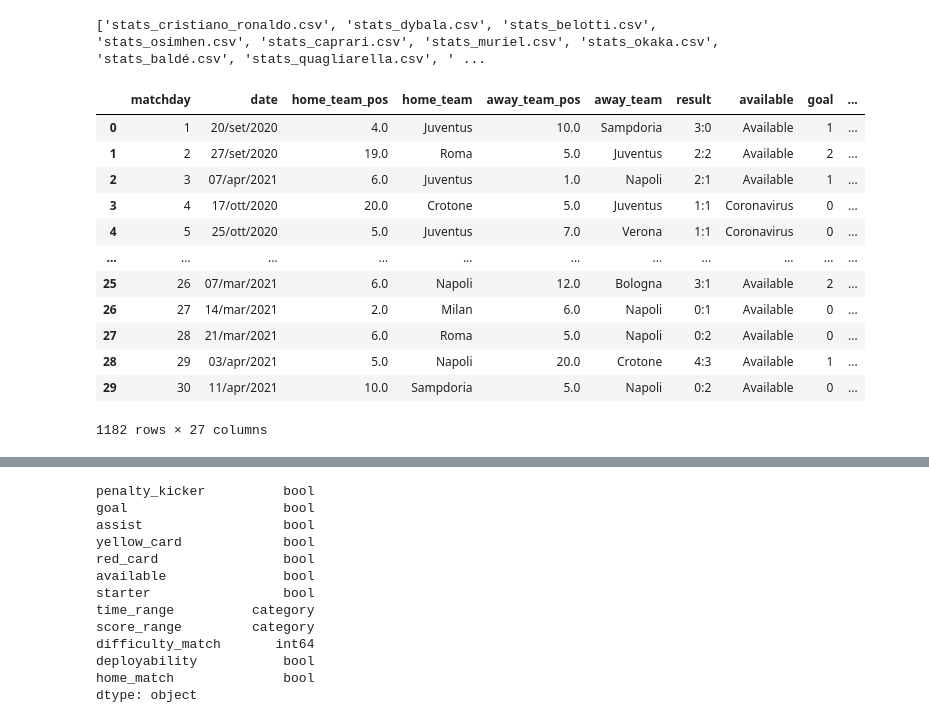
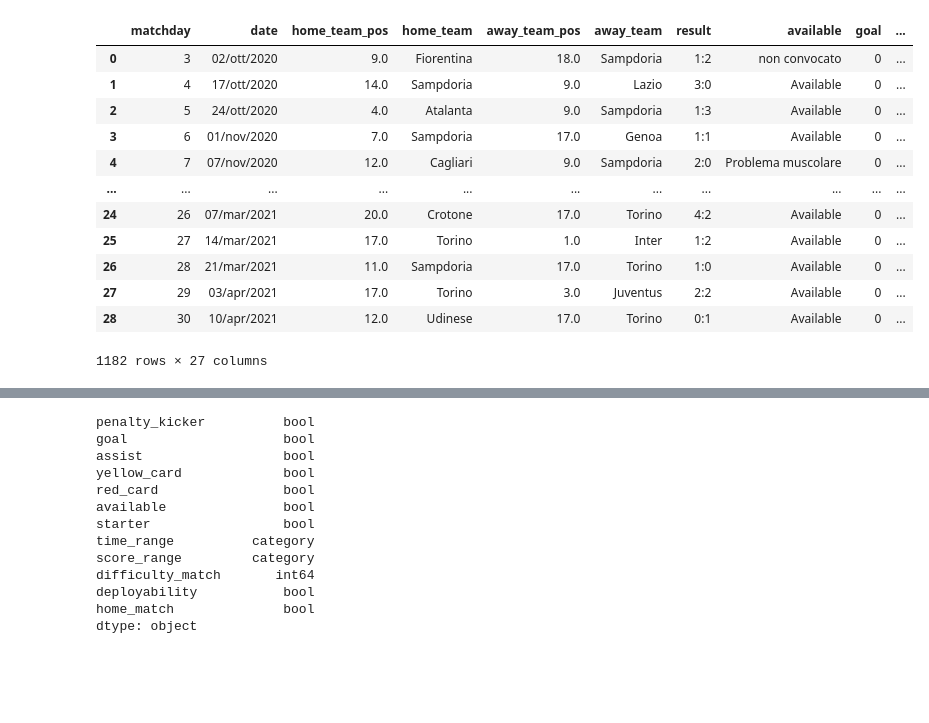
Before and after one commit to SalvoPisciotta/FantaBayesianNet, a Jupyter notebook: src/FantaBayesianNet.ipynb, the cells around one changed output, grey strips where cells are left out. Cells and saved outputs as stored; diff of their text form; code cells hidden in the pictures; blank space fills up the shorter version.

```diff
--- a/src/FantaBayesianNet.ipynb
+++ b/src/FantaBayesianNet.ipynb
@@ -78,29 +72,31 @@ Resolving deltas: 100% (179/179), done.
 # %%
-list_file = os.listdir()
-print(list_file)
+list_files = sorted(
+    [
+        os.path.join(data_dir, fname)
+        for fname in os.listdir(data_dir)
+        if fname.endswith(".csv")
+    ]
+)
 
-list_file.remove('players.json')
-#print(list_file)
 
 players = []
 
-for file in list_file:
+for file in list_files:
   players.append(pd.read_csv(file))
 
 df = pd.concat(players)
 df
 # %% [output]
+|  | matchday | date | home_team_pos | home_team | away_team_pos | away_team | result | available | goal | ... |
+| 0 | 3 | 02/ott/2020 | 9.0 | Fiorentina | 18.0 | Sampdoria | 1:2 | non convocato | 0 | ... |
+| 1 | 4 | 17/ott/2020 | 14.0 | Sampdoria | 9.0 | Lazio | 3:0 | Available | 0 | ... |
+| 2 | 5 | 24/ott/2020 | 4.0 | Atalanta | 9.0 | Sampdoria | 1:3 | Available | 0 | ... |
+| 3 | 6 | 01/nov/2020 | 7.0 | Sampdoria | 17.0 | Genoa | 1:1 | Available | 0 | ... |
+| 4 | 7 | 07/nov/2020 | 12.0 | Cagliari | 9.0 | Sampdoria | 2:0 | Problema muscolare | 0 | ... |
+| ... | ... | ... | ... | ... | ... | ... | ... | ... | ... | ... |
+| 24 | 26 | 07/mar/2021 | 20.0 | Crotone | 17.0 | Torino | 4:2 | Available | 0 | ... |
+| 25 | 27 | 14/mar/2021 | 17.0 | Torino | 1.0 | Inter | 1:2 | Available | 0 | ... |
+| 26 | 28 | 21/mar/2021 | 11.0 | Sampdoria | 17.0 | Torino | 1:0 | Available | 0 | ... |
+| 27 | 29 | 03/apr/2021 | 17.0 | Torino | 3.0 | Juventus | 2:2 | Available | 0 | ... |
+| 28 | 30 | 10/apr/2021 | 12.0 | Udinese | 17.0 | Torino | 0:1 | Available | 0 | ... |
-['stats_cristiano_ronaldo.csv', 'stats_dybala.csv', 'stats_belotti.csv', 'stats_osimhen.csv', 'stats_caprari.csv', 'stats_muriel.csv', 'stats_okaka.csv', 'stats_baldé.csv', 'stats_quagliarella.csv', ' ...
+1182 rows × 27 columns
-|  | matchday | date | home_team_pos | home_team | away_team_pos | away_team | result | available | goal | ... |
-| 0 | 1 | 20/set/2020 | 4.0 | Juventus | 10.0 | Sampdoria | 3:0 | Available | 1 | ... |
-| 1 | 2 | 27/set/2020 | 19.0 | Roma | 5.0 | Juventus | 2:2 | Available | 2 | ... |
-| 2 | 3 | 07/apr/2021 | 6.0 | Juventus | 1.0 | Napoli | 2:1 | Available | 1 | ... |
-| 3 | 4 | 17/ott/2020 | 20.0 | Crotone | 5.0 | Juventus | 1:1 | Coronavirus | 0 | ... |
-| 4 | 5 | 25/ott/2020 | 5.0 | Juventus | 7.0 | Verona | 1:1 | Coronavirus | 0 | ... |
-| ... | ... | ... | ... | ... | ... | ... | ... | ... | ... | ... |
-| 25 | 26 | 07/mar/2021 | 6.0 | Napoli | 12.0 | Bologna | 3:1 | Available | 2 | ... |
-| 26 | 27 | 14/mar/2021 | 2.0 | Milan | 6.0 | Napoli | 0:1 | Available | 0 | ... |
-| 27 | 28 | 21/mar/2021 | 6.0 | Roma | 5.0 | Napoli | 0:2 | Available | 0 | ... |
-| 28 | 29 | 03/apr/2021 | 5.0 | Napoli | 20.0 | Crotone | 4:3 | Available | 1 | ... |
-| 29 | 30 | 11/apr/2021 | 10.0 | Sampdoria | 5.0 | Napoli | 0:2 | Available | 0 | ... |
-1182 rows × 27 columns
```
Also changed, not shown: parts of 29 cells of this notebook.
